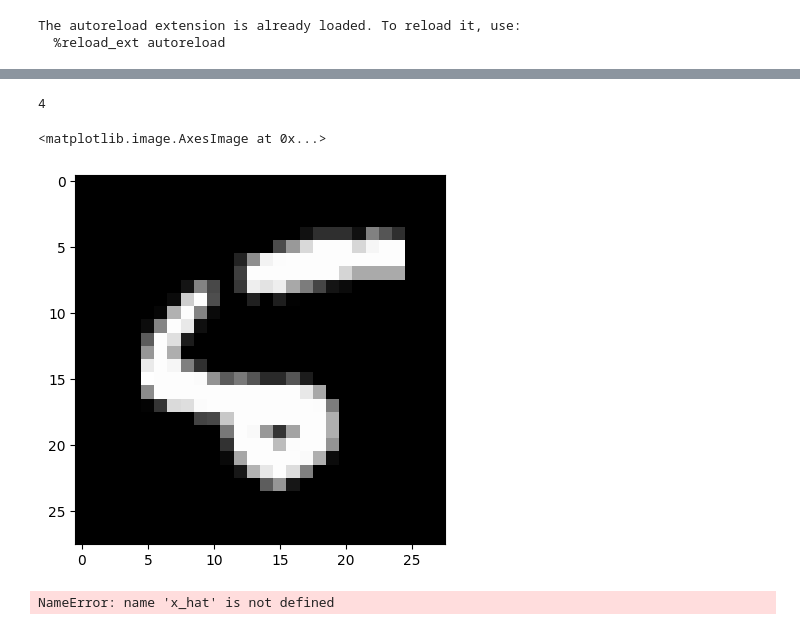
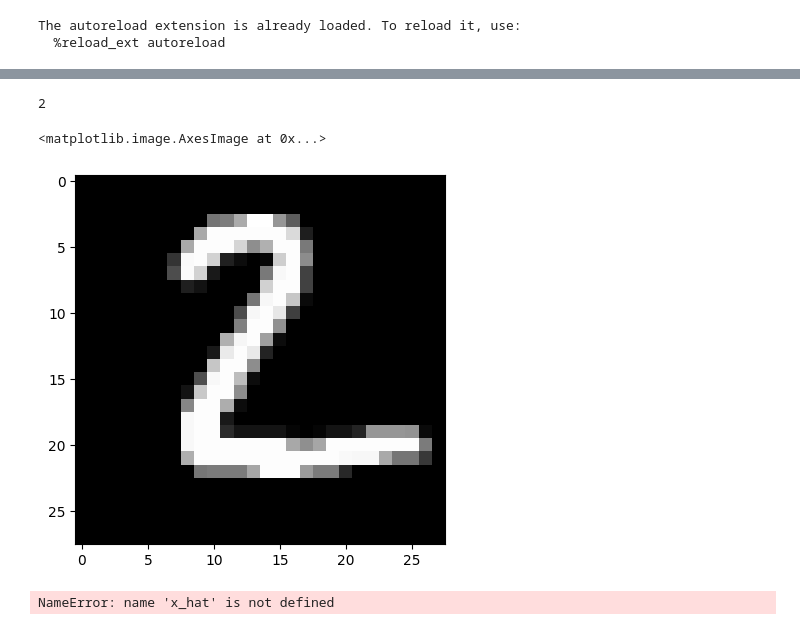
Before and after one commit to BjarniHaukur/milligrad, a Jupyter notebook: examples/mnist.ipynb, the cells around one changed output, grey strips where cells are left out. Saved outputs shown, nothing was run; the diff lists cells and outputs as text; code cells hidden in the pictures.

```diff
--- a/examples/mnist.ipynb
+++ b/examples/mnist.ipynb
@@ -108,11 +75,11 @@ plt.plot(accuracies)
 # %%
-print(model(Tensor(x_test[8])).data.argmax())
+print(model(Tensor(x_test[1])).data.argmax())
 
-plt.imshow(x_test[8].reshape(28, 28), cmap='gray')
+plt.imshow(x_test[1].reshape(28, 28), cmap='gray')
 # %% [output]
-4
+2
 <matplotlib.image.AxesImage at 0x...>
-[figure, old version]
+[figure, new version]
 # %%
 img = x_hat.data[5].reshape(28, 28)
 img = (img * (train_max - train_min)) + train_min
```
Also changed, not shown: parts of 6 cells of this notebook, 1 other file.
